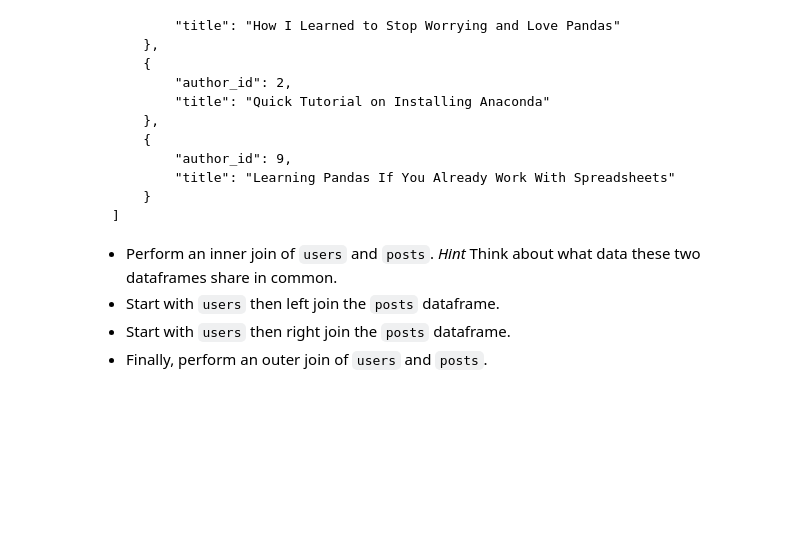
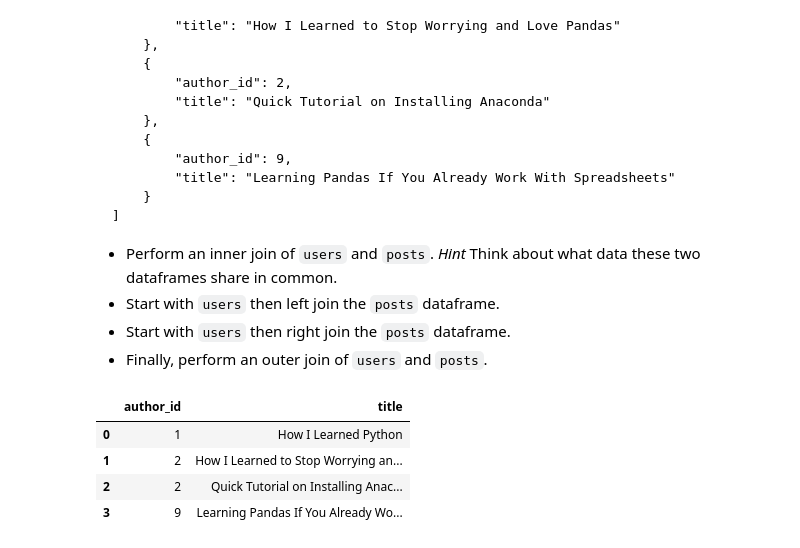
Before and after one commit to RioCasanova/Anaconda-Courses, a Jupyter notebook: intro_to_pandas/intro_advanced_dataframes.ipynb, the cells around one changed output. Cells and saved outputs as stored; diff of their text form; code cells hidden in the pictures; blank space fills up the shorter version.

```diff
--- a/intro_to_pandas/intro_advanced_dataframes.ipynb
+++ b/intro_to_pandas/intro_advanced_dataframes.ipynb
@@ -157,2 +281,27 @@ roles.merge(users, on="role_id", how='right')
 # %%
 # Create a `posts` dataframe of the above blog post data
+posts = pd.DataFrame([
+    {
+        "author_id": 1,
+        "title": "How I Learned Python"
+    },
+    {
+        "author_id": 2,
+        "title": "How I Learned to Stop Worrying and Love Pandas"
+    },
+    {
+        "author_id": 2,
+        "title": "Quick Tutorial on Installing Anaconda"
+    },
+    {
+        "author_id": 9,
+        "title": "Learning Pandas If You Already Work With Spreadsheets"
+    }
+])
+posts
+# %% [output]
+|  | author_id | title |
+| 0 | 1 | How I Learned Python |
+| 1 | 2 | How I Learned to Stop Worrying an... |
+| 2 | 2 | Quick Tutorial on Installing Anac... |
+| 3 | 9 | Learning Pandas If You Already Wo... |
```
Also changed, not shown: parts of 23 cells of this notebook, 4 other files.
